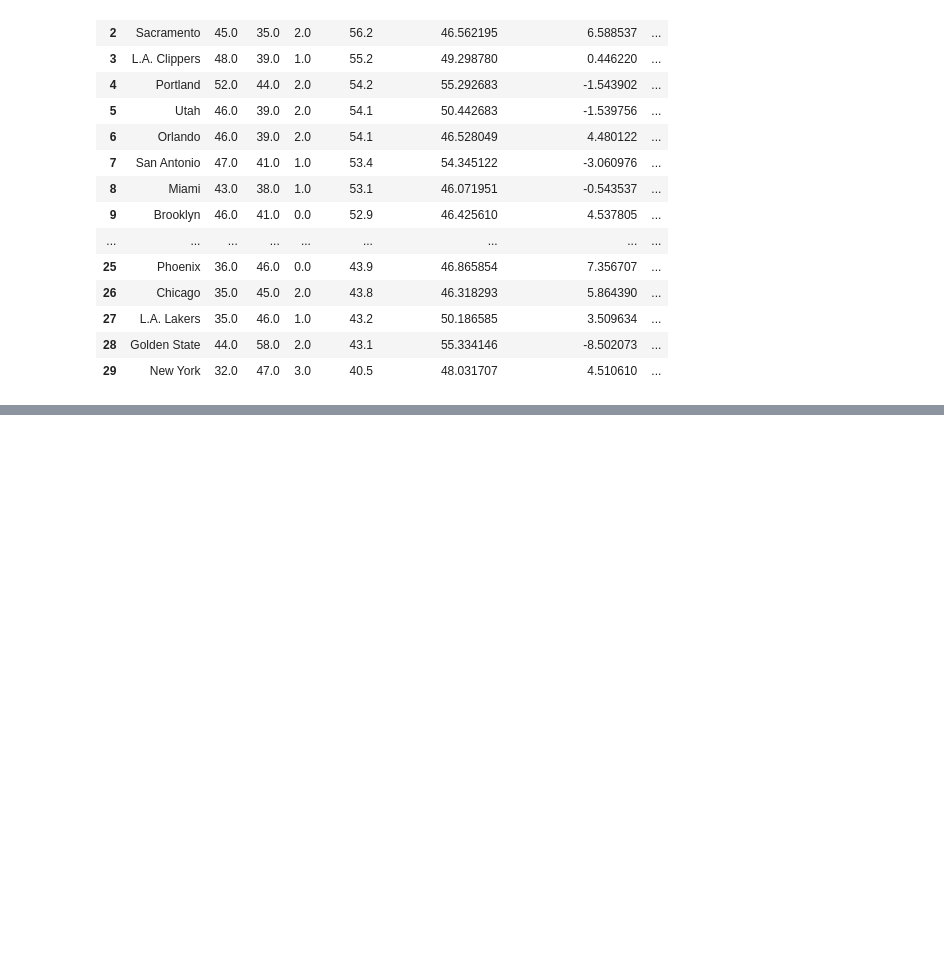
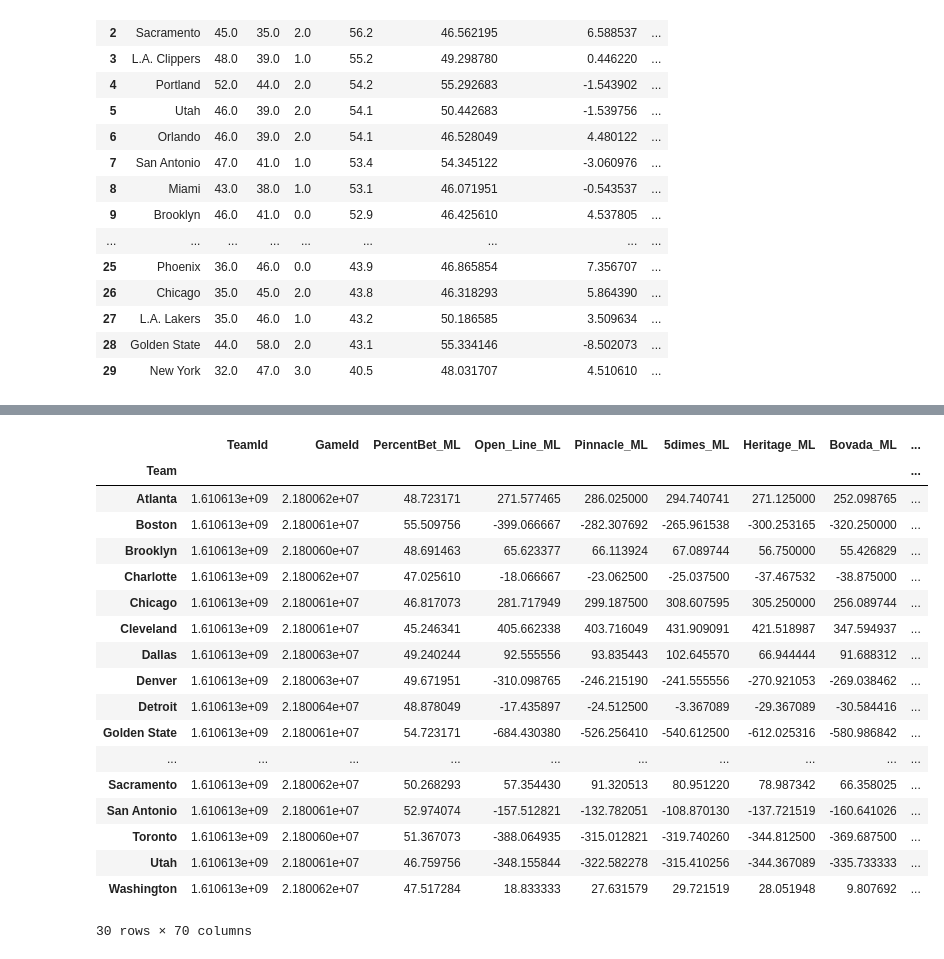
Before and after one commit to kyle-rgb/ETL_Project, a Jupyter notebook: MondayClean_New.ipynb, the cells around one changed output, grey strips where cells are left out. Cells and saved outputs as stored; diff of their text form; code cells hidden in the pictures; blank space fills up the shorter version.

```diff
--- a/MondayClean_New.ipynb
+++ b/MondayClean_New.ipynb
@@ -241,0 +277,3 @@ new_grouped_df
+# %%
+df2 = df2.drop(["PTS_OT4", "PTS_OT5", "PTS_OT6", "PTS_OT7", "PTS_OT8", "PTS_OT9"], axis=1)
+df2.head()
@@ -241,0 +288,2 @@ new_grouped_df
+# %%
+df2 = df2.drop(["PTS_OT10"], axis=1)
@@ -241,0 +328,3 @@ new_grouped_df
+# %%
+vegas_df2 = pd.read_csv("2018-19/vegas.csv", parse_dates=[0])
+vegas_df2
@@ -241,0 +345,2 @@ new_grouped_df
+# %%
+merged_df2 = vegas_df2.merge(df2, left_on=["GameId", "TeamId"], right_on=["GAME_ID", "TEAM_ID"])
@@ -241,0 +367,22 @@ new_grouped_df
+# %%
+merged_df2.groupby('Team').mean()
+# %% [output]
+|  | TeamId | GameId | PercentBet_ML | Open_Line_ML | Pinnacle_ML | 5dimes_ML | Heritage_ML | Bovada_ML | ... |
+| Team |  |  |  |  |  |  |  |  | ... |
+| Atlanta | 1.610613e+09 | 2.180062e+07 | 48.723171 | 271.577465 | 286.025000 | 294.740741 | 271.125000 | 252.098765 | ... |
+| Boston | 1.610613e+09 | 2.180061e+07 | 55.509756 | -399.066667 | -282.307692 | -265.961538 | -300.253165 | -320.250000 | ... |
+| Brooklyn | 1.610613e+09 | 2.180060e+07 | 48.691463 | 65.623377 | 66.113924 | 67.089744 | 56.750000 | 55.426829 | ... |
+| Charlotte | 1.610613e+09 | 2.180062e+07 | 47.025610 | -18.066667 | -23.062500 | -25.037500 | -37.467532 | -38.875000 | ... |
+| Chicago | 1.610613e+09 | 2.180061e+07 | 46.817073 | 281.717949 | 299.187500 | 308.607595 | 305.250000 | 256.089744 | ... |
+| Cleveland | 1.610613e+09 | 2.180061e+07 | 45.246341 | 405.662338 | 403.716049 | 431.909091 | 421.518987 | 347.594937 | ... |
+| Dallas | 1.610613e+09 | 2.180063e+07 | 49.240244 | 92.555556 | 93.835443 | 102.645570 | 66.944444 | 91.688312 | ... |
+| Denver | 1.610613e+09 | 2.180063e+07 | 49.671951 | -310.098765 | -246.215190 | -241.555556 | -270.921053 | -269.038462 | ... |
+| Detroit | 1.610613e+09 | 2.180064e+07 | 48.878049 | -17.435897 | -24.512500 | -3.367089 | -29.367089 | -30.584416 | ... |
+| Golden State | 1.610613e+09 | 2.180061e+07 | 54.723171 | -684.430380 | -526.256410 | -540.612500 | -612.025316 | -580.986842 | ... |
+| ... | ... | ... | ... | ... | ... | ... | ... | ... | ... |
+| Sacramento | 1.610613e+09 | 2.180062e+07 | 50.268293 | 57.354430 | 91.320513 | 80.951220 | 78.987342 | 66.358025 | ... |
+| San Antonio | 1.610613e+09 | 2.180061e+07 | 52.974074 | -157.512821 | -132.782051 | -108.870130 | -137.721519 | -160.641026 | ... |
+| Toronto | 1.610613e+09 | 2.180060e+07 | 51.367073 | -388.064935 | -315.012821 | -319.740260 | -344.812500 | -369.687500 | ... |
+| Utah | 1.610613e+09 | 2.180061e+07 | 46.759756 | -348.155844 | -322.582278 | -315.410256 | -344.367089 | -335.733333 | ... |
+| Washington | 1.610613e+09 | 2.180062e+07 | 47.517284 | 18.833333 | 27.631579 | 29.721519 | 28.051948 | 9.807692 | ... |
+30 rows × 70 columns
```
Also changed, not shown: parts of 26 cells of this notebook.
